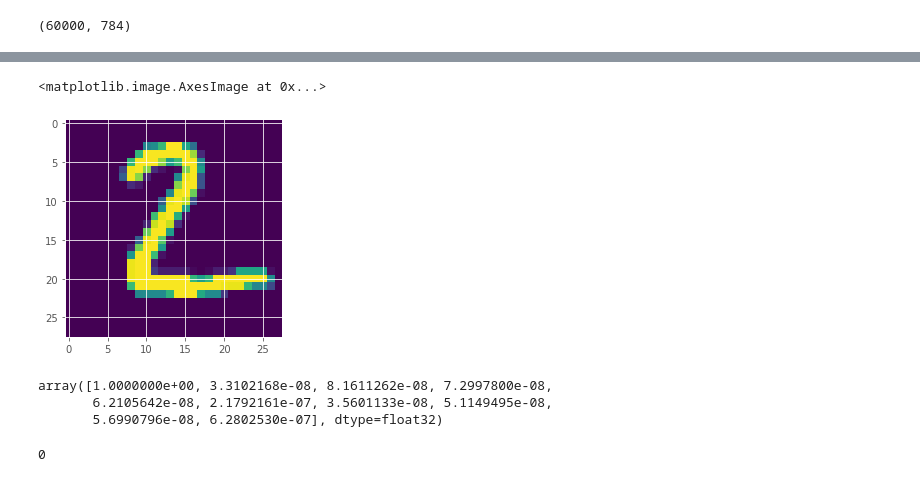
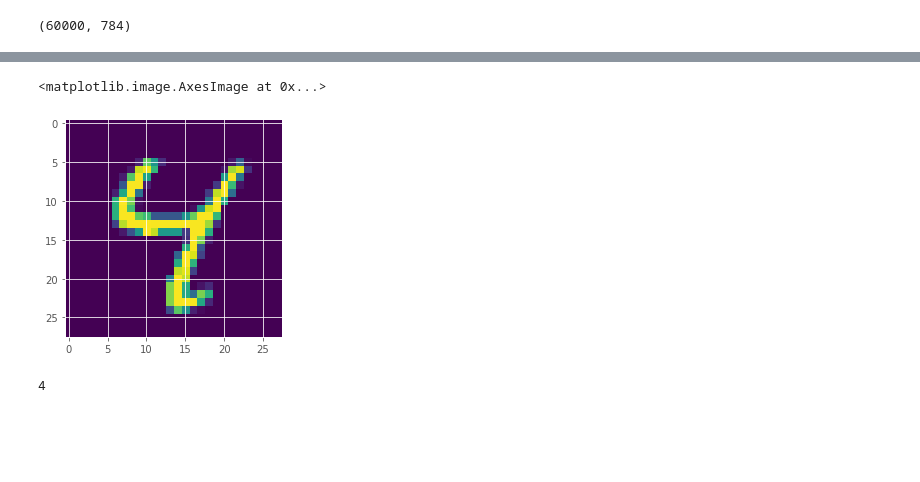
Before and after one commit to camara94/tensorflow-keras-python, a Jupyter notebook: python/tensorflow.ipynb, the cells around one changed output, grey strips where cells are left out. Saved outputs shown, nothing was run; the diff lists cells and outputs as text; code cells hidden in the pictures; blank space fills up the shorter version.

```diff
--- a/python/tensorflow.ipynb
+++ b/python/tensorflow.ipynb
@@ -77,17 +82,11 @@ Epoch 5/5
 # %%
-plt.imshow(x_test[1])
+plt.imshow(x_test[6])
 # %% [output]
 <matplotlib.image.AxesImage at 0x...>
-[figure, old version]
+[figure, new version]
 # %%
 y_pred = model.predict(x_test_flattened);
-# %%
-y_pred[1]
-# %% [output]
-array([1.0000000e+00, 3.3102168e-08, 8.1611262e-08, 7.2997800e-08,
-       6.2105642e-08, 2.1792161e-07, 3.5601133e-08, 5.1149495e-08,
-       5.6990796e-08, 6.2802530e-07], dtype=float32)
 # %%
-np.argmax(y_pred[5])
+np.argmax(y_pred[6])
 # %% [output]
-0
+4
```
Also changed, not shown: parts of 16 cells of this notebook.
